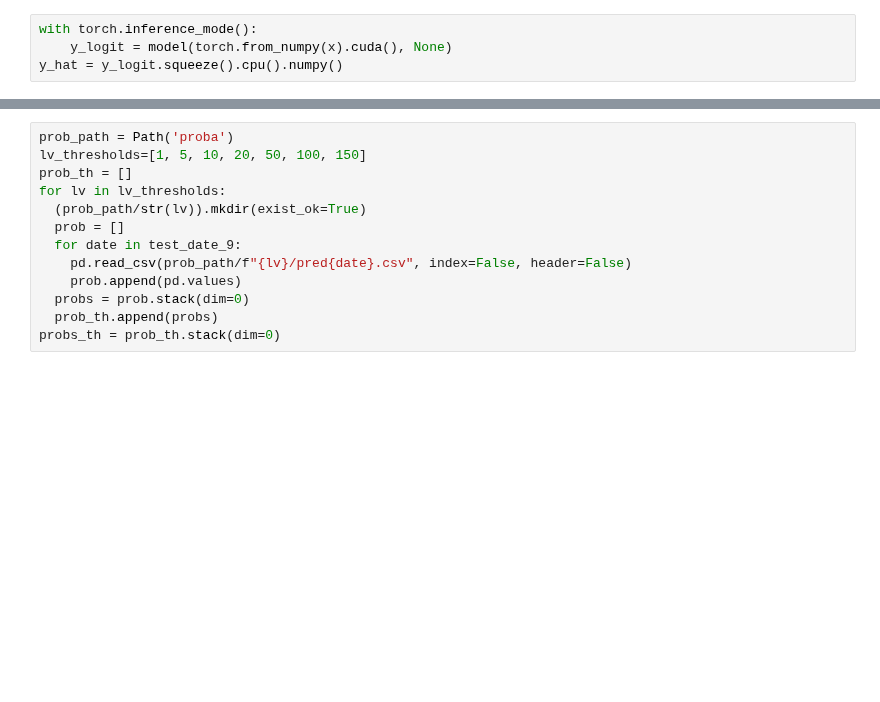
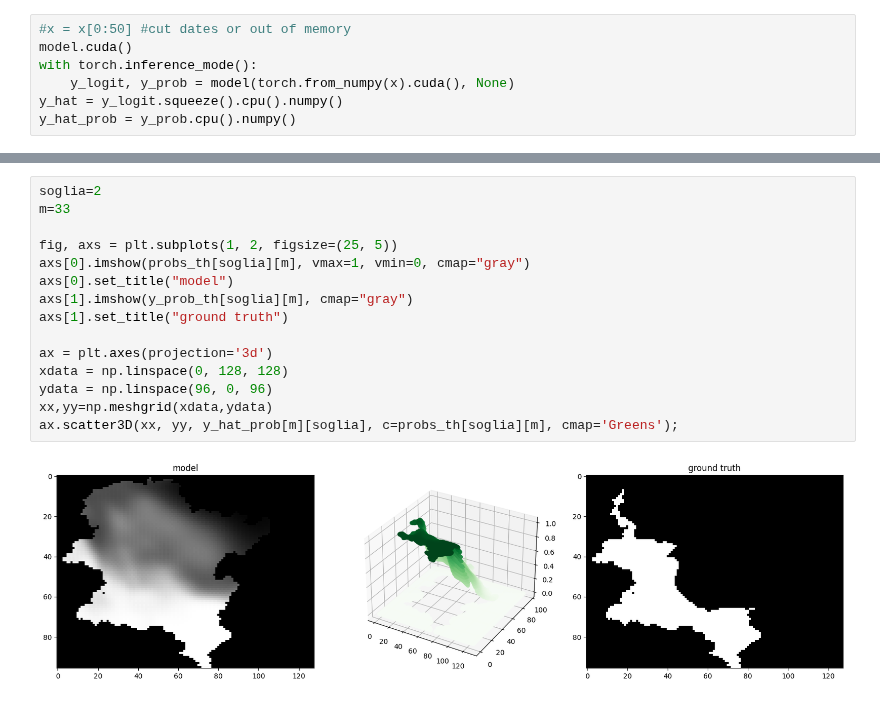
Before and after one commit to simone7monaco/rainfall-prediction, a Jupyter notebook: notebooks/Probabilities visualization.ipynb, the cells around one changed output, grey strips where cells are left out. Saved outputs shown, nothing was run; the diff lists cells and outputs as text; blank space fills up the shorter version.

```diff
--- a/notebooks/Probabilities visualization.ipynb
+++ b/notebooks/Probabilities visualization.ipynb
@@ -38,5 +110,8 @@ x, y, in_features, out_features = io.load_data('unet', input_path, test_date_9,
 # %%
+#x = x[0:50] #cut dates or out of memory
+model.cuda()
 with torch.inference_mode():
-    y_logit = model(torch.from_numpy(x).cuda(), None)
+    y_logit, y_prob = model(torch.from_numpy(x).cuda(), None)
 y_hat = y_logit.squeeze().cpu().numpy()
+y_hat_prob = y_prob.cpu().numpy()
 # %%
@@ -63,13 +138,17 @@ Text(0.5, 1.0, 'model_pred')
-# %%
-prob_path = Path('proba')
-lv_thresholds=[1, 5, 10, 20, 50, 100, 150]
-prob_th = []
-for lv in lv_thresholds:
-  (prob_path/str(lv)).mkdir(exist_ok=True)
-  prob = []
-  for date in test_date_9:
-    pd.read_csv(prob_path/f"{lv}/pred{date}.csv", index=False, header=False)
-    prob.append(pd.values)
-  probs = prob.stack(dim=0)
-  prob_th.append(probs)
-probs_th = prob_th.stack(dim=0)
+# %%
+soglia=2
+m=33
+
+fig, axs = plt.subplots(1, 2, figsize=(25, 5))
+axs[0].imshow(probs_th[soglia][m], vmax=1, vmin=0, cmap="gray")
+axs[0].set_title("model")
+axs[1].imshow(y_prob_th[soglia][m], cmap="gray")
+axs[1].set_title("ground truth")
+
+ax = plt.axes(projection='3d')
+xdata = np.linspace(0, 128, 128)
+ydata = np.linspace(96, 0, 96)
+xx,yy=np.meshgrid(xdata,ydata)
+ax.scatter3D(xx, yy, y_hat_prob[m][soglia], c=probs_th[soglia][m], cmap='Greens');
+# %% [output]
+[figure, added]
```
Also changed, not shown: parts of 12 cells of this notebook.
